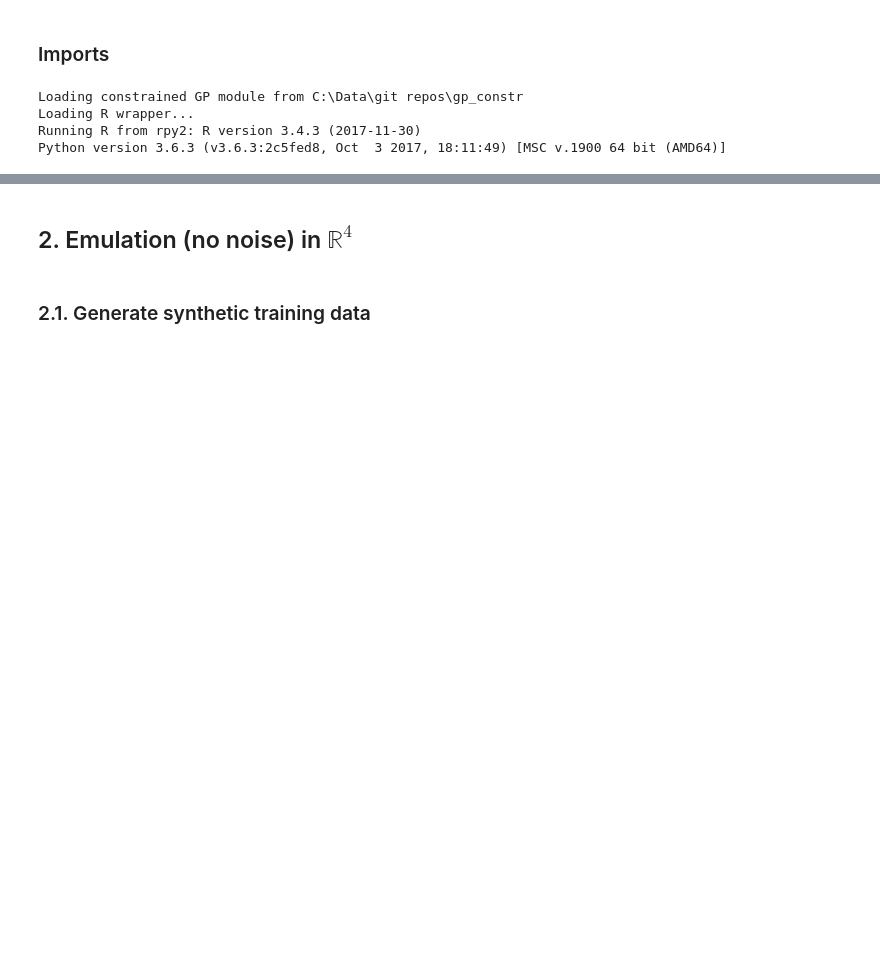
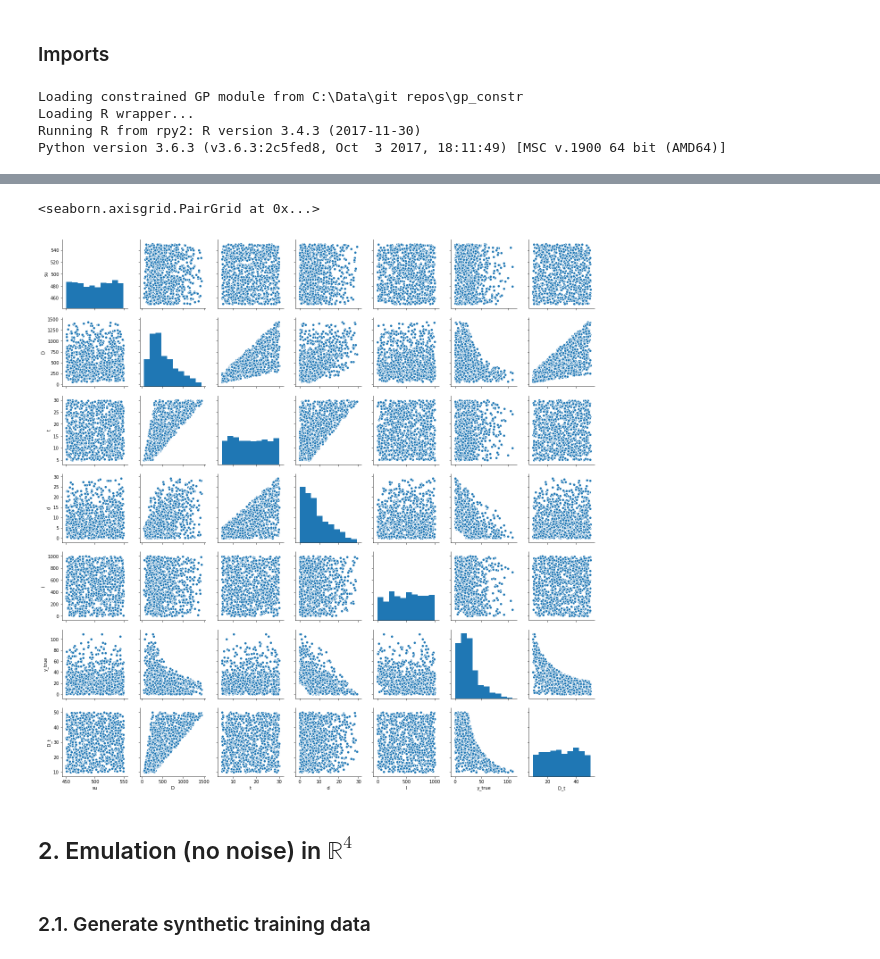
Before and after one commit to cagrell/gp_constr, a Jupyter notebook: Example_SRA.ipynb, the cells around one changed output, grey strips where cells are left out. Cells and saved outputs as stored; diff of their text form; code cells hidden in the pictures; blank space fills up the shorter version.

```diff
--- a/Example_SRA.ipynb
+++ b/Example_SRA.ipynb
@@ -136,3 +192,10 @@ y =
+# %%
+import seaborn as sns
+
+sns.pairplot(df[df['y_true'] < 400])
+# %% [output]
+<seaborn.axisgrid.PairGrid at 0x...>
+[figure, added]
 # %% [markdown]
 ## 2. Emulation (no noise) in $\mathbb{R}^{4}$
 # %% [markdown]
```
Also changed, not shown: parts of 32 cells of this notebook, 1 other file.
